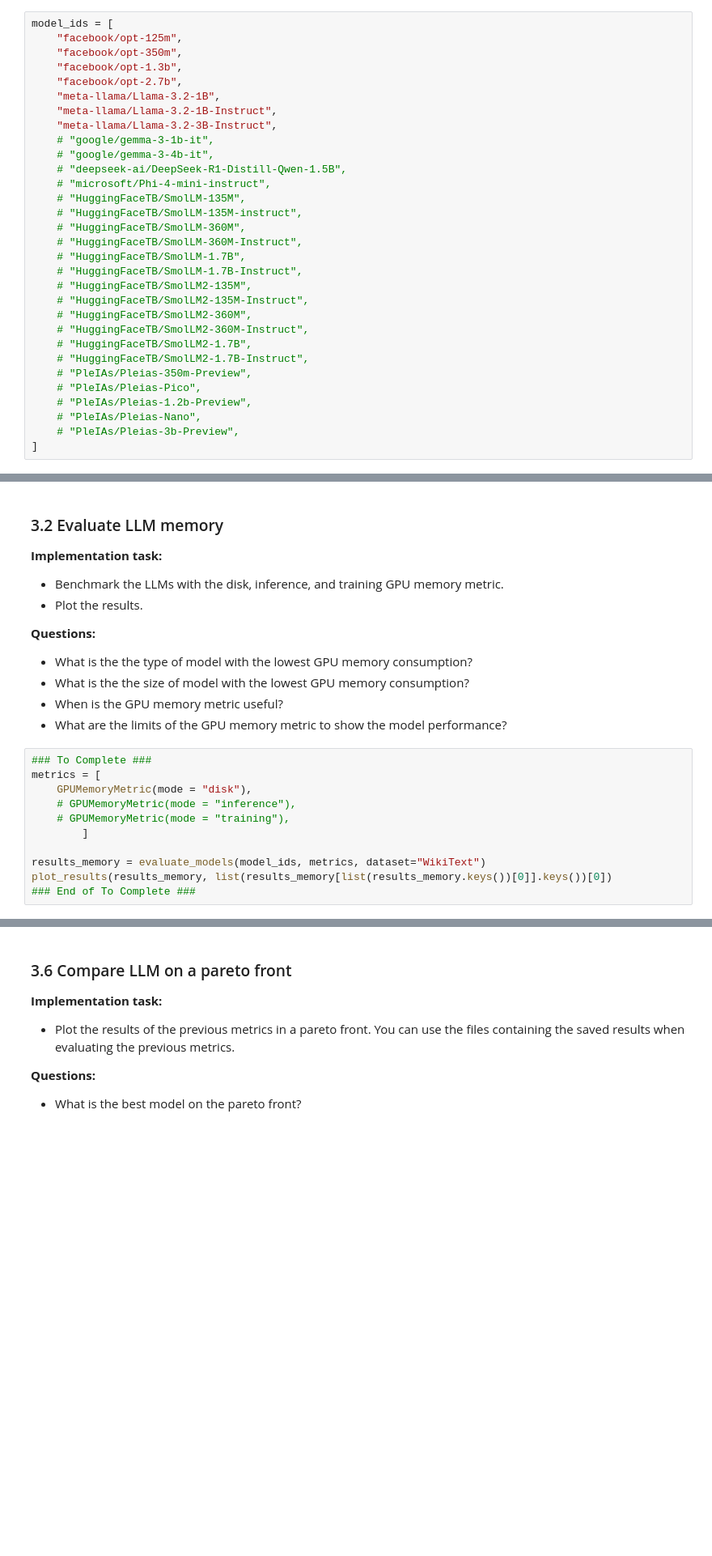
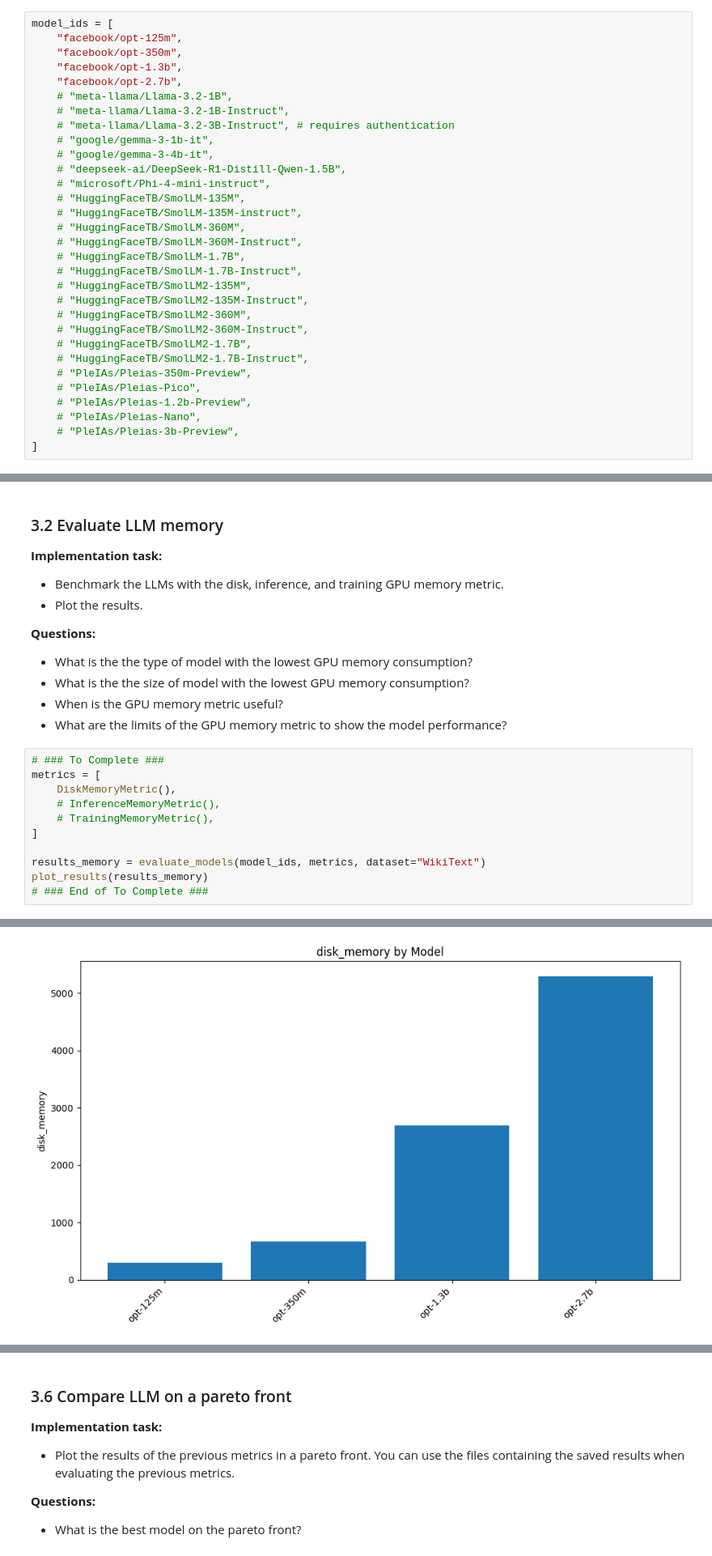
Before and after one commit to PrunaAI/ai-efficiency-courses, a Jupyter notebook: solutions/02-measure_llm_efficiency.ipynb, the cells around one changed output, grey strips where cells are left out. Shown at 81% size. Saved outputs shown, nothing was run; the diff lists cells and outputs as text; blank space fills up the shorter version.

```diff
--- a/solutions/02-measure_llm_efficiency.ipynb
+++ b/solutions/02-measure_llm_efficiency.ipynb
@@ -35,9 +42,9 @@ model_ids = [
     "facebook/opt-350m",
     "facebook/opt-1.3b",
     "facebook/opt-2.7b",
-    "meta-llama/Llama-3.2-1B",
-    "meta-llama/Llama-3.2-1B-Instruct",
-    "meta-llama/Llama-3.2-3B-Instruct",
+    # "meta-llama/Llama-3.2-1B",
+    # "meta-llama/Llama-3.2-1B-Instruct",
+    # "meta-llama/Llama-3.2-3B-Instruct", # requires authentication
     # "google/gemma-3-1b-it",
     # "google/gemma-3-4b-it",
     # "deepseek-ai/DeepSeek-R1-Distill-Qwen-1.5B",
@@ -275,14 +248,14 @@ Evaluating meta-llama/Llama-3.2-1B-Instruct
 - When is the GPU memory metric useful?
 - What are the limits of the GPU memory metric to show the model performance?
 # %%
-### To Complete ###
+# ### To Complete ###
 metrics = [
-    GPUMemoryMetric(mode = "disk"),
-    # GPUMemoryMetric(mode = "inference"),
-    # GPUMemoryMetric(mode = "training"),
-        ]
+    DiskMemoryMetric(),
+    # InferenceMemoryMetric(),
+    # TrainingMemoryMetric(),
+]
 
 results_memory = evaluate_models(model_ids, metrics, dataset="WikiText")
-plot_results(results_memory, list(results_memory[list(results_memory.keys())[0]].keys())[0])
-### End of To Complete ###
+plot_results(results_memory)
+# ### End of To Complete ###
 # %% [output]
@@ -389,3 +262,4 @@ Evaluating meta-llama/Llama-3.2-1B-Instruct
+[figure, added]
 # %% [markdown]
 ### 3.3 Evaluate LLM compute
 
```
Also changed, not shown: parts of 10 cells of this notebook, 3 other files.
